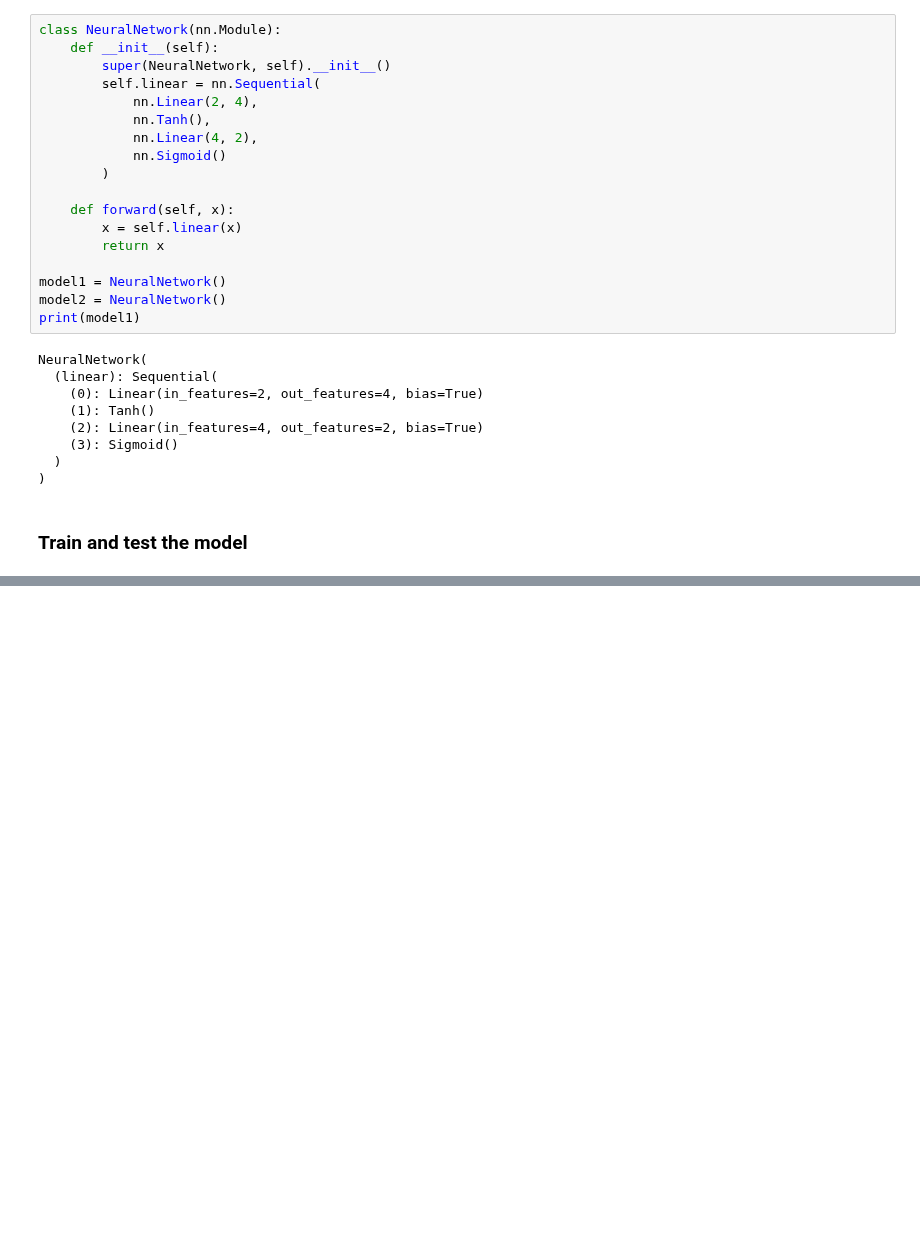
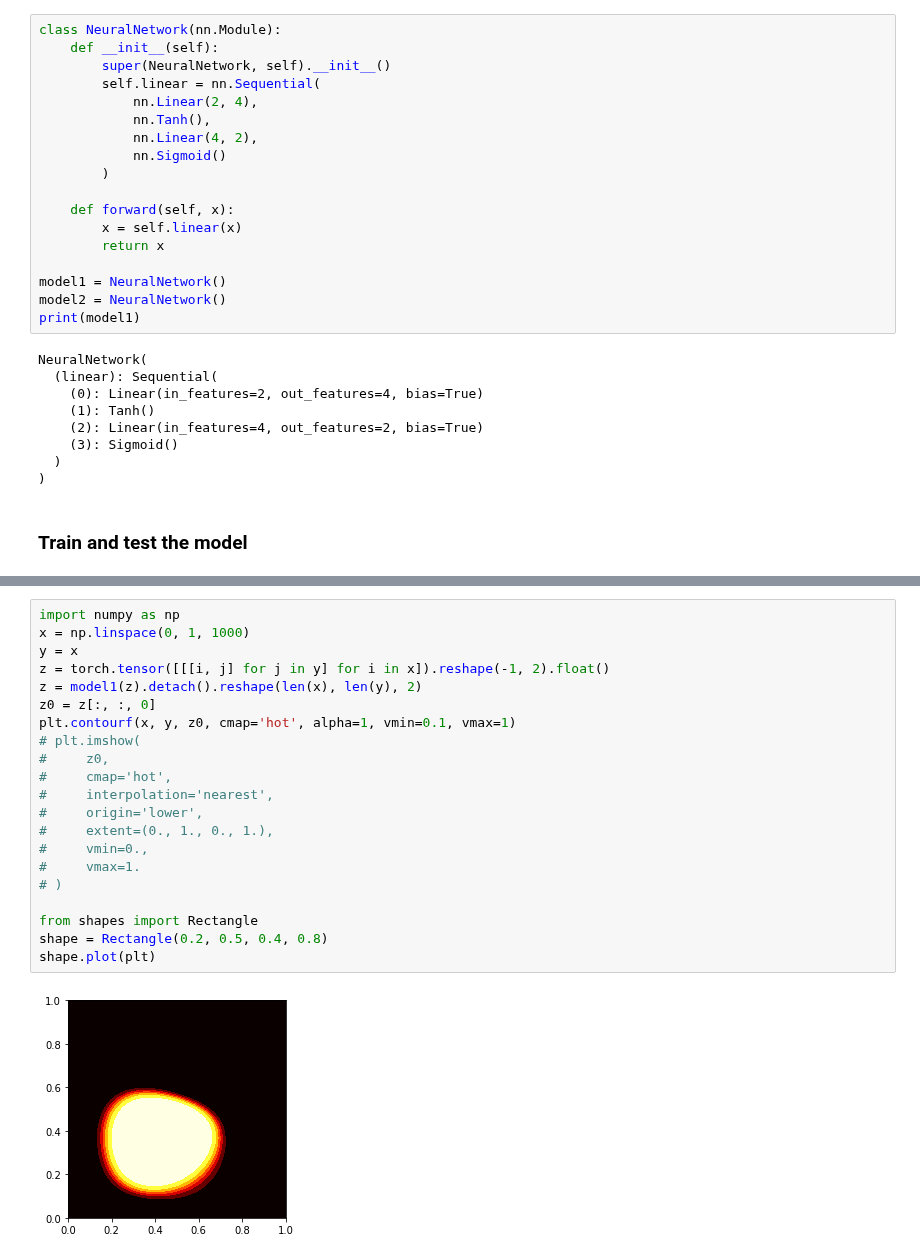
Before and after one commit to atatomir/CCN, a Jupyter notebook: experiments/Rectangles.ipynb, the cells around one changed output, grey strips where cells are left out. Cells and saved outputs as stored; diff of their text form; blank space fills up the shorter version.

Commit message:
contours

```diff
--- a/experiments/Rectangles.ipynb
+++ b/experiments/Rectangles.ipynb
@@ -100 +87,24 @@ tensor([-0.6123, -0.4649], requires_grad=True)]
+# %%
+import numpy as np
+x = np.linspace(0, 1, 1000)
+y = x
+z = torch.tensor([[[i, j] for j in y] for i in x]).reshape(-1, 2).float()
+z = model1(z).detach().reshape(len(x), len(y), 2)
+z0 = z[:, :, 0]
+plt.contourf(x, y, z0, cmap='hot', alpha=1, vmin=0.1, vmax=1)
+# plt.imshow(
+#     z0,
+#     cmap='hot',
+#     interpolation='nearest',
+#     origin='lower',
+#     extent=(0., 1., 0., 1.),
+#     vmin=0.,
+#     vmax=1.
+# )
+
+from shapes import Rectangle
+shape = Rectangle(0.2, 0.5, 0.4, 0.8)
+shape.plot(plt)
+# %% [output]
+[figure, added]
 # %%
```
Also changed, not shown: parts of 5 cells of this notebook, 15 other files.
